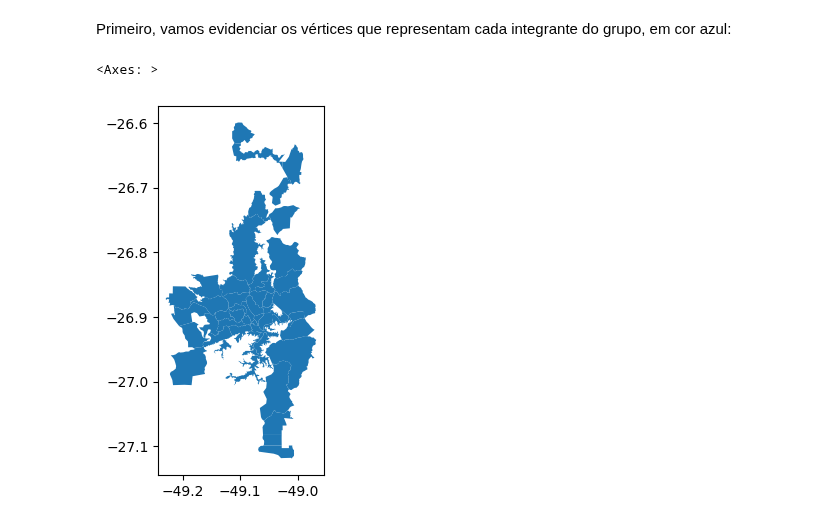
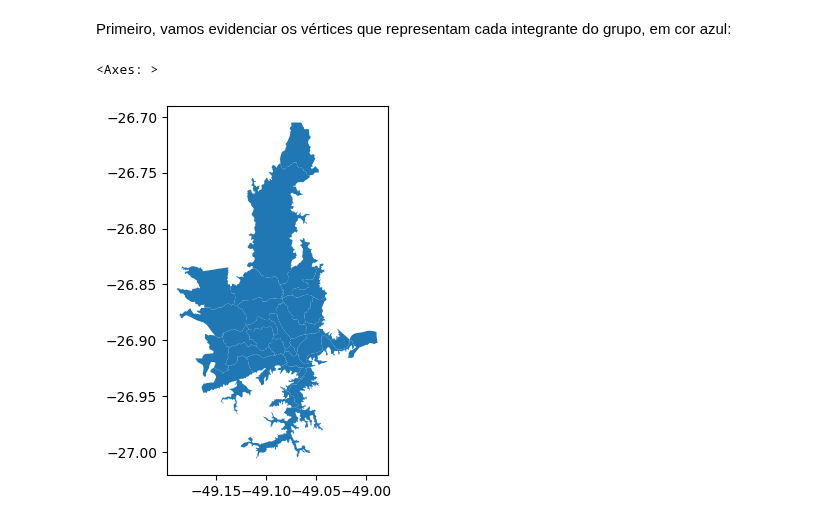
Before and after one commit to lemuel-manske/city-block, a Jupyter notebook: city.ipynb, the cells around one changed output. Saved outputs shown, nothing was run; the diff lists cells and outputs as text; code cells hidden in the pictures.

Commit message:
plot neighborhoods

```diff
--- a/city.ipynb
+++ b/city.ipynb
@@ -56,16 +56,40 @@ for label, url in dataframes.items():
   label_points_of_interest(G, df, label)
 # %% [markdown]
 Primeiro, vamos evidenciar os vértices que representam cada integrante do grupo, em cor azul:
-# %%
-import osmnx as ox
-
-PLACE = 'Blumenau, Brazil'
-
-neighborhood_tags = { 'admin_level': '10' } # https://wiki.openstreetmap.org/wiki/Key:admin_level
-
-neighborhoods = ox.features.features_from_place(PLACE, neighborhood_tags)
-
-neighborhoods.plot()
-# %% [output]
-<Axes: >
-[figure, removed]
+# %%
+import osmnx as ox
+
+PLACE = 'Blumenau, Brazil'
+
+# https://www.blumenau.sc.gov.br/secretarias/secretaria-de-desenvolvimento-urbano/pagina/historia-sobre-municipio/divisa-administrativa-bairros
+NOT_DESIRED_HEIGHBORHOODS = [
+    'Belchior Baixo',
+    'Belchior Alto',
+    'Belchior Central',
+    'Gaspar Alto',
+    'Gaspar Grande',
+    'Figueira',
+    'Ribeirão Fresco',
+    'Encano do Norte',
+    'Encano Baixo',
+    'Encano Central',
+    'Encano Alto',
+    'Sternthal',
+    'Gruenerwinkel',
+    'Planície Alta',
+    'Treze de Maio',
+    'Ribeirão Humberto',
+    'Rio Bonito',
+    'Terceiro Braço',
+    'Sete de Janeiro',
+]
+
+neighborhood_tags = { 'admin_level': '10' } # https://wiki.openstreetmap.org/wiki/Key:admin_level
+
+neighborhoods = ox.features.features_from_place(PLACE, neighborhood_tags) \
+  .query(f'name not in {NOT_DESIRED_HEIGHBORHOODS}')
+
+neighborhoods.plot()
+# %% [output]
+<Axes: >
+[figure, added]
```
